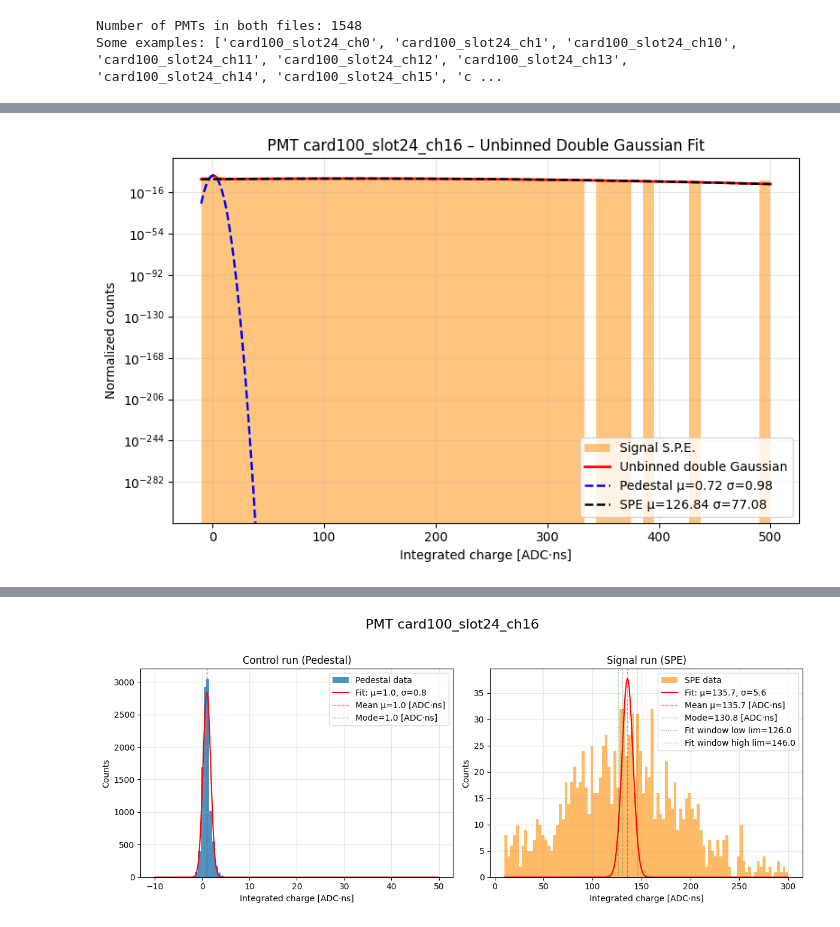
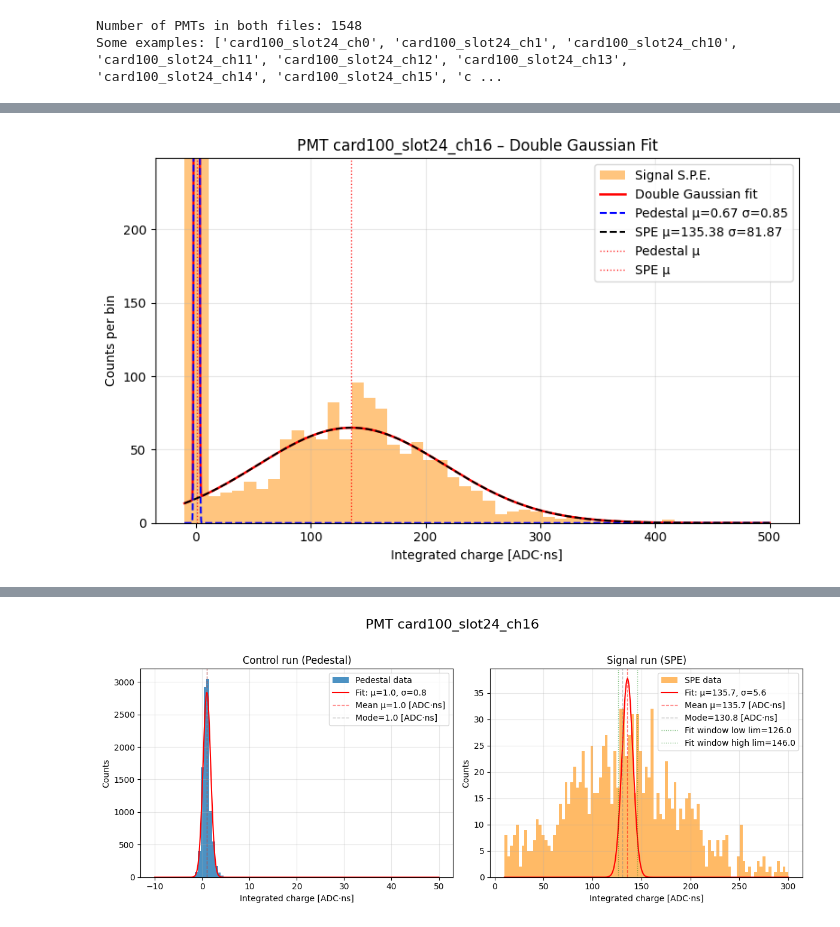
Before and after one commit to elenaramos44/WCTE-DataAnalysis-PIDcuts, a Jupyter notebook: MCDataComperison/CALIBRATION.ipynb, the cells around one changed output, grey strips where cells are left out. Cells and saved outputs as stored; diff of their text form; code cells hidden in the pictures.

```diff
--- a/MCDataComperison/CALIBRATION.ipynb
+++ b/MCDataComperison/CALIBRATION.ipynb
@@ -734,7 +817,7 @@ control_npz = os.path.join(control_dir, pmt_label + ".npz")
 
 
 pre_peak   = 4   # bins before max (for SPE)
-post_peak  = 2   # bins after max (for SPE)
+post_peak  = 1   # bins after max (for SPE)
 ped_window = 4   # symmetric window width (for pedestal)
 
 def load_waveforms(npz_file):
@@ -886,32 +969,40 @@ mu1=0.724, sigma1=0.985, mu2=126.839, sigma2=77.078, w=0.8721
 # %%
-pmt_label = f"PMT {pmt_label}"
-
-
 def double_gauss_pdf(x, mu1, sigma1, mu2, sigma2, w):
     return w * norm.pdf(x, mu1, sigma1) + (1-w) * norm.pdf(x, mu2, sigma2)
 
 plt.figure(figsize=(8,5))
 bins = np.linspace(-10, 500, 50)
 
-plt.hist(charges_signal, bins=bins, color="darkorange", alpha=0.5, label="Signal S.P.E.", density=True)
+# Raw counts
+counts, bins, _ = plt.hist(charges_signal, bins=bins, color="darkorange", alpha=0.5, label="Signal S.P.E.", density=False)
+
+bin_width = bins[1] - bins[0]
+N = len(charges_signal)
 
 x_vals = np.linspace(-10, 500, 2000)
 pdf_total = double_gauss_pdf(x_vals, mu1, sigma1, mu2, sigma2, w)
 pdf_ped   = w * norm.pdf(x_vals, mu1, sigma1)
 pdf_spe   = (1-w) * norm.pdf(x_vals, mu2, sigma2)
 
-plt.plot(x_vals, pdf_total, 'r-', lw=2, label="Unbinned double Gaussian")
-plt.plot(x_vals, pdf_ped, 'b--', lw=1.8, label=f"Pedestal μ={mu1:.2f} σ={sigma1:.2f}")
-plt.plot(x_vals, pdf_spe, 'k--', lw=1.8, label=f"SPE μ={mu2:.2f} σ={sigma2:.2f}")
+pdf_total_counts = pdf_total * N * bin_width
+pdf_ped_counts   = pdf_ped   * N * bin_width
+pdf_spe_counts   = pdf_spe   * N * bin_width
 
-plt.yscale("log")
+plt.plot(x_vals, pdf_total_counts, 'r-', lw=1.8, label="Double Gaussian fit")
+plt.plot(x_vals, pdf_ped_counts, 'b--', lw=1.5, label=f"Pedestal μ={mu1:.2f} σ={sigma1:.2f}")
+plt.plot(x_vals, pdf_spe_counts, 'k--', lw=1.5, label=f"SPE μ={mu2:.2f} σ={sigma2:.2f}")
+
+# Líneas verticales punteadas rojas para medias
+plt.axvline(mu1, color='red', linestyle=':', lw=1, alpha=0.8, label=f"Pedestal μ")
+plt.axvline(mu2, color='red', linestyle=':', lw=1, alpha=0.8, label=f"SPE μ")
+
+plt.ylim(0, np.max(counts)*0.05)   # limita el eje y para ver el SPE
 plt.xlabel("Integrated charge [ADC·ns]")
-plt.ylabel("Normalized counts")
-plt.title(f"{pmt_label} – Unbinned Double Gaussian Fit")
-plt.yscale('log')  # si quieres ver la cola en log
+plt.ylabel("Counts per bin")
+plt.title(f"PMT {pmt_label} – Double Gaussian Fit")
 plt.grid(alpha=0.3, which='both')
 plt.legend()
 plt.tight_layout()
 plt.show()
 # %% [output]
-[figure, old version]
+[figure, new version]
```
Also changed, not shown: parts of 34 cells of this notebook, 1 other file.
